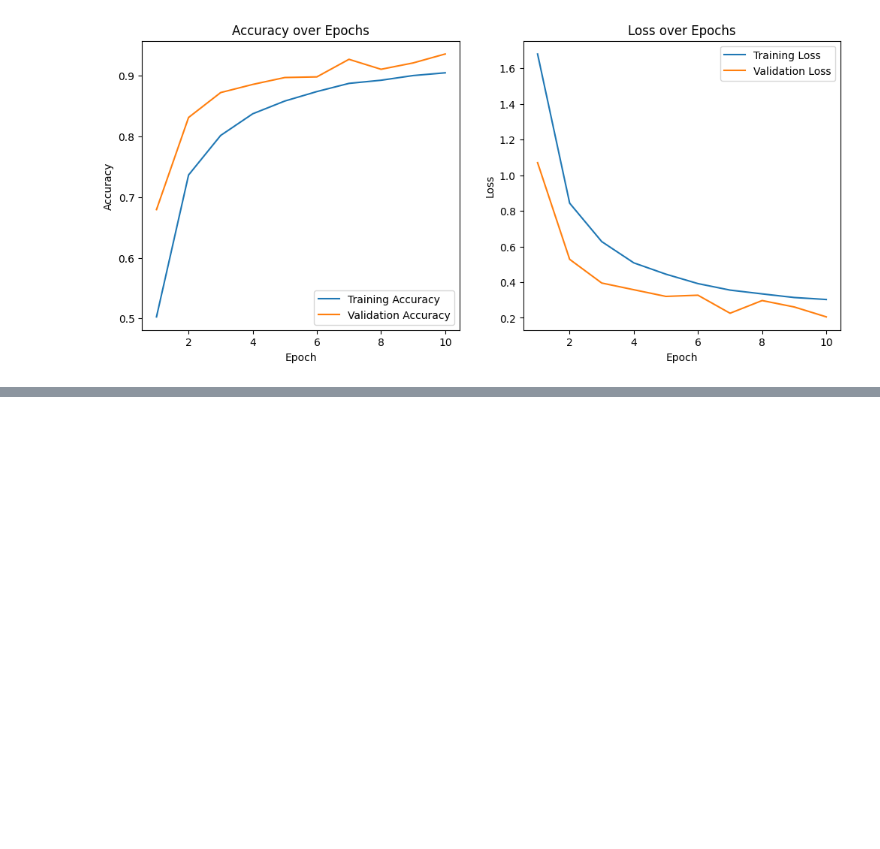
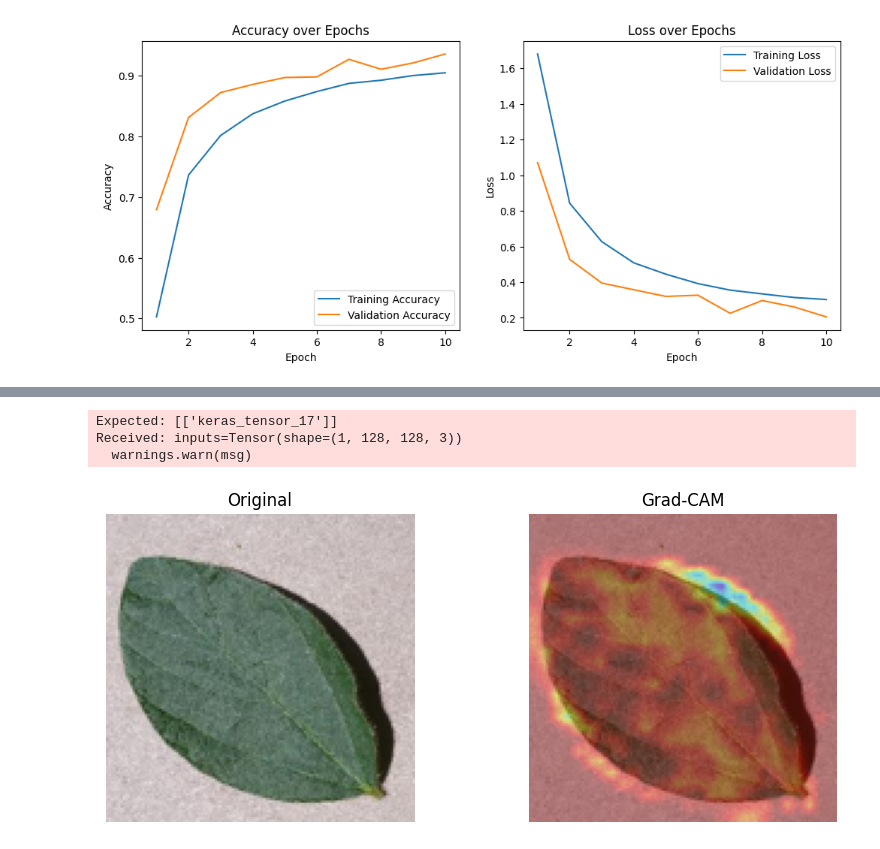
Before and after one commit to 250227018/crop-leaf-disease-detection-phase-1, a Jupyter notebook: Crop_Leaf_Disease_Detection.ipynb, the cells around one changed output, grey strips where cells are left out. Saved outputs shown, nothing was run; the diff lists cells and outputs as text; code cells hidden in the pictures; blank space fills up the shorter version.

```diff
--- a/Crop_Leaf_Disease_Detection.ipynb
+++ b/Crop_Leaf_Disease_Detection.ipynb
@@ -206,0 +254,63 @@ plt.show()
+# %%
+import tensorflow as tf
+import cv2
+import numpy as np
+import os
+from PIL import Image
+import matplotlib.pyplot as plt
+
+def get_gradcam_heatmap(model, img_array, last_conv_layer_name, pred_index=None):
+    # Reconstruct a Functional model from the Sequential model's layers to get symbolic inputs/outputs
+    inputs = tf.keras.Input(shape=(IMG_SIZE, IMG_SIZE, 3))
+    x = inputs
+    layer_outputs = {}
+    for layer in model.layers:
+        x = layer(x)
+        layer_outputs[layer.name] = x
+
+    functional_model = tf.keras.Model(inputs, x)
+
+    # Setup a sub-model that maps the functional model's inputs to the target conv layer's outputs and final predictions
+    grad_model = tf.keras.models.Model(
+        [functional_model.inputs],
+        [layer_outputs[last_conv_layer_name], functional_model.output]
+    )
+
+    with tf.GradientTape() as tape:
+        conv_outputs, predictions = grad_model(img_array)
+        if pred_index is None:
+            pred_index = tf.argmax(predictions[0])
+        class_channel = predictions[:, pred_index]
+
+    grads = tape.gradient(class_channel, conv_outputs)
+    pooled_grads = tf.reduce_mean(grads, axis=(0,1,2))
+    conv_outputs = conv_outputs[0]
+    heatmap = conv_outputs @ pooled_grads[..., tf.newaxis]
+    heatmap = tf.squeeze(heatmap)
+    heatmap = tf.maximum(heatmap, 0) / tf.math.reduce_max(heatmap)
+    return heatmap.numpy()
+
+# Test on a sample image
+img_path = os.path.join(sample_path, os.listdir(sample_path)[5])
+img = Image.open(img_path).resize((IMG_SIZE, IMG_SIZE))
+img_array = np.expand_dims(np.array(img)/255.0, axis=0)
+
+heatmap = get_gradcam_heatmap(model, img_array, 'conv2d_2')   # name of last Conv2D layer
+
+heatmap_resized = cv2.resize(heatmap, (IMG_SIZE, IMG_SIZE))
+heatmap_resized = np.uint8(255 * heatmap_resized)
+heatmap_colored = cv2.applyColorMap(heatmap_resized, cv2.COLORMAP_JET)
+
+original_img = np.uint8(np.array(img))
+superimposed = cv2.addWeighted(original_img, 0.6, heatmap_colored, 0.4, 0)
+
+plt.figure(figsize=(10,4))
+plt.subplot(1,2,1); plt.imshow(img); plt.title("Original"); plt.axis('off')
+plt.subplot(1,2,2); plt.imshow(superimposed); plt.title("Grad-CAM"); plt.axis('off')
+plt.savefig('/content/gradcam_result.png')
+plt.show()
+# %% [output]
+Expected: [['keras_tensor_17']]
+Received: inputs=Tensor(shape=(1, 128, 128, 3))
+  warnings.warn(msg)
+[figure, added]
```
Also changed, not shown: parts of 6 cells of this notebook.
